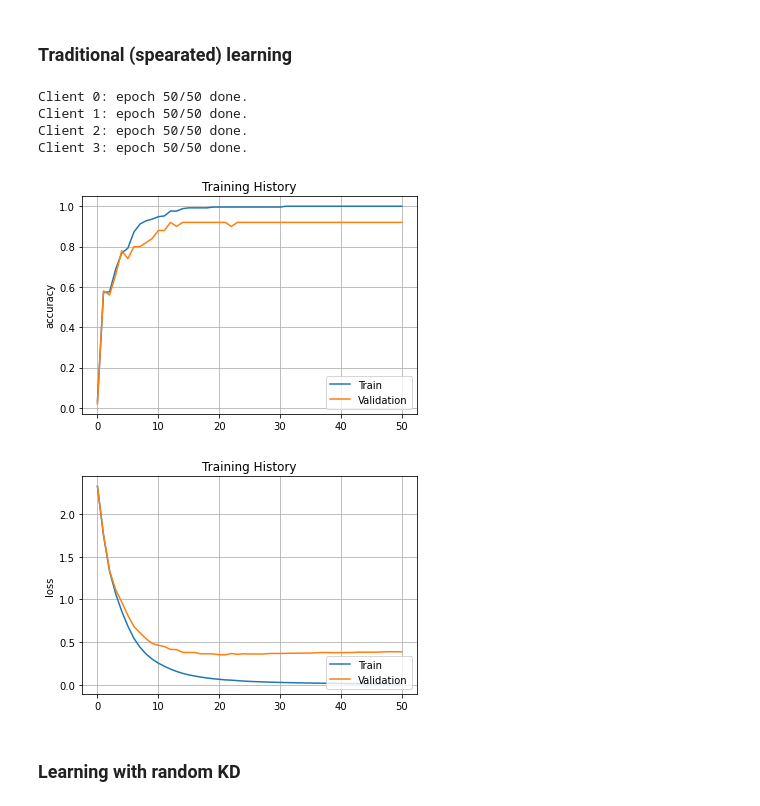
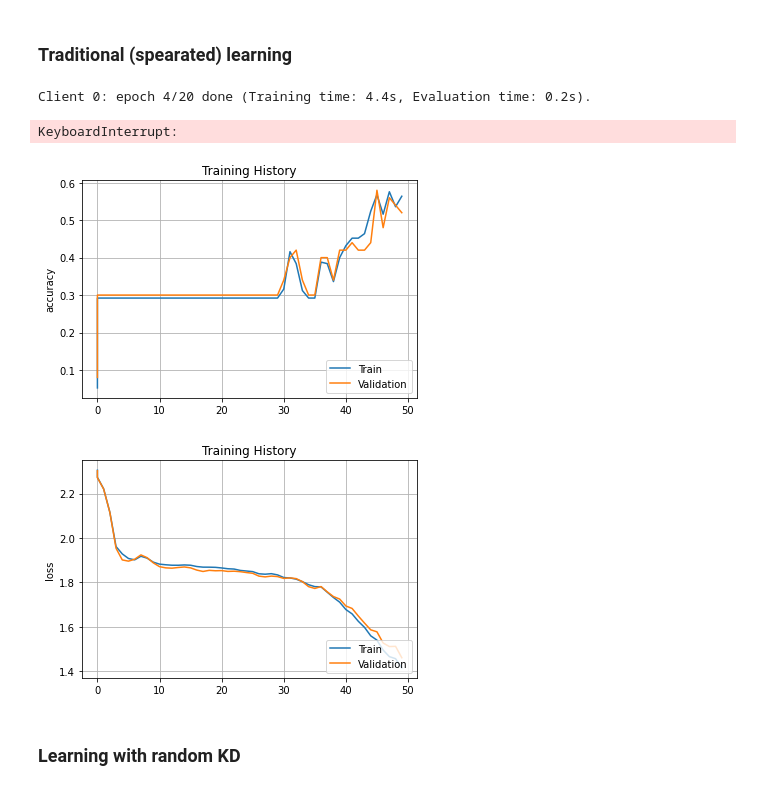
Before and after one commit to jingax/Multi-Fed, a Jupyter notebook: BlindLearning.ipynb, the cells around one changed output. Drawn from its saved outputs; the diff is of its cells as text; code cells hidden in the pictures.

```diff
--- a/BlindLearning.ipynb
+++ b/BlindLearning.ipynb
@@ -146,30 +157,35 @@ for client_id in range(N_CLIENTS):
     model.train()
 
     #Local update
+    t_tot = 0
     for e in range(ROUNDS*EPOCHS_PER_ROUND):
+        t0 = time.time()
         for features, target in train_dl_list[client_id]:
             optimizer.zero_grad()
             output = model(features)
             loss = CRITERION(output, target)
             loss.backward()
             optimizer.step()
+        t1 = time.time()
 
         #Tracking performance
-        perf_trackers[client_id].new_eval()
-        print("\rClient {}: epoch {}/{} done.".format(client_id, e+1, ROUNDS*EPOCHS_PER_ROUND), end="  ")
-    print(" ")
-
-# Visualization of training history
-user = 0
-perf_trackers[user].plot_training_history(metric="accuracy")
-perf_trackers[user].plot_training_history(metric="loss")
+        if e % N_EVAL == 0:
+            perf_trackers[client_id].new_eval(index=e)
+        t2 = time.time()
+        print("\rClient {}: epoch {}/{} done (Training time: {:.1f}s, Evaluation time: {:.1f}s).".format(client_id, e+1, ROUNDS*EPOCHS_PER_ROUND, t1-t0, t2-t1), end="  ")
+        t_tot += t2-t0
+    print("\nClient {} done. ({:.1f}s)".format(t_tot))
 # %% [output]
-Client 0: epoch 50/50 done.
-Client 1: epoch 50/50 done.
-Client 2: epoch 50/50 done.
-Client 3: epoch 50/50 done.
+Client 0: epoch 4/20 done (Training time: 4.4s, Evaluation time: 0.2s).
-[figure, removed]
-[figure, removed]
+KeyboardInterrupt:
+# %%
+# Visualization of training history
+user = 1
+perf_trackers[user].plot_training_history(metric="accuracy")
+perf_trackers[user].plot_training_history(metric="loss")
+# %% [output]
+[figure, added]
+[figure, added]
 # %% [markdown]
 ### Learning with random KD
 # %%
```
Also changed, not shown: parts of 8 cells of this notebook, 42 other files.
